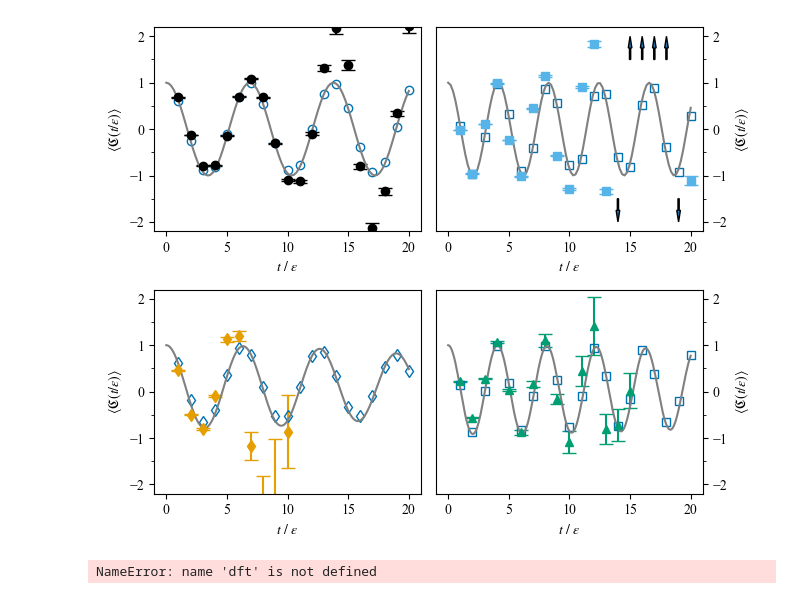
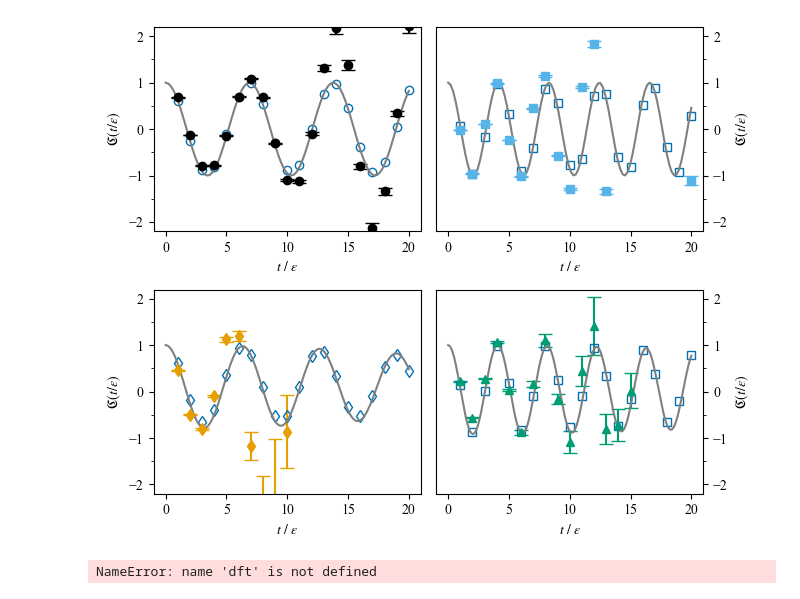
Before and after one commit to hlammiv/z2_matter_qc, a Jupyter notebook: simulation_main/rundata/fourieranalysis/fittest_n.ipynb, the cells around one changed output. Drawn from its saved outputs; the diff is of its cells as text; code cells hidden in the pictures.

```diff
--- a/simulation_main/rundata/fourieranalysis/fittest_n.ipynb
+++ b/simulation_main/rundata/fourieranalysis/fittest_n.ipynb
@@ -194,39 +194,39 @@ ax[0, 1].errorbar(xpoints, gv.mean(data_gvarm2n2), yerr=gv.sdev(data_gvarm2n2),
 ax[0, 1].plot(xpoints, obs2, fmts[2], color=colors[5], fillstyle='none')
 
 ax[0, 1].plot(np.linspace(0, 20, 100), np.cos( 1.51611001 * np.linspace(0, 20, 100)),
          color='gray', label='exact evolution')
 xdown = [14, 19]
 xup = [15, 16, 17, 18]
-for x in xdown:
-    ax[0, 1].arrow(x, -1.5, 0, -0.5, length_includes_head=True, width=0.1, head_length=0.25)
-for x in xup:
-    ax[0, 1].arrow(x, 1.5, 0, 0.5, length_includes_head=True, width=0.1, head_length=0.25)
+# for x in xdown:
+#     ax[0, 1].arrow(x, -1.5, 0, -0.5, length_includes_head=True, width=0.1, head_length=0.25)
+# for x in xup:
+#     ax[0, 1].arrow(x, 1.5, 0, 0.5, length_includes_head=True, width=0.1, head_length=0.25)
 ###################
 ax[1, 1].errorbar(xpoints[:15], gv.mean(data_gvarm2n4)[:15], yerr=gv.sdev(data_gvarm2n4)[:15],
                   fmt=fmts[3], color=colors[3], capsize=5)
 ax[1, 1].plot(xpoints, obs3, fmts[2], color=colors[5], fillstyle='none')
 ax[1, 1].plot(np.linspace(0, 20, 200), e2 ,
          color='gray', label='exact evolution')
 # ax[1, 1].arrow(17, 1.5, 0, 0.5,  length_includes_head=True, width=0.1, head_length=0.25)
 ###################
 ax[1, 1].yaxis.tick_right()
 ax[0, 1].yaxis.tick_right()
 # plt.arrow()
 for i in range(4):
     ax[i // 2, i % 2].set_ylim(-2.2, 2.2)
     ax[i // 2, i % 2].set_yticks([-2, -1, 0, 1, 2])
     ax[i // 2, i % 2].set_yticks([-1.5, -0.5, 0.5, 1.5], minor=True)
     ax[i // 2, i % 2].set_xlabel(r'$t~/~\epsilon$')
-    ax[i // 2, i % 2].set_ylabel(r'$\langle\mathfrak{C}(t/\epsilon)\rangle$')
+    ax[i // 2, i % 2].set_ylabel(r'$\mathfrak{C}(t/\epsilon)$')
     if i % 2 == 1:
         ax[i // 2, i % 2].yaxis.set_label_position('right')
 # ax[1, 0].set_xlim(0, 10.5)
 # ax[1, 1].set_xlim(0, 15.5)
 fig.set_size_inches((3.375 * 2, 3.375 * 1.6))
 fig.tight_layout()
 fig.savefig('evolution_simv3.pdf')
 # %% [output]
-[figure, old version]
+[figure, new version]
 # %%
 data_fftfreq = fftfreq(len(data[0]),1.0)
 data_dft = dft(data_gvar)
```
Also changed, not shown: parts of 1 cell of this notebook, 24 other files.
